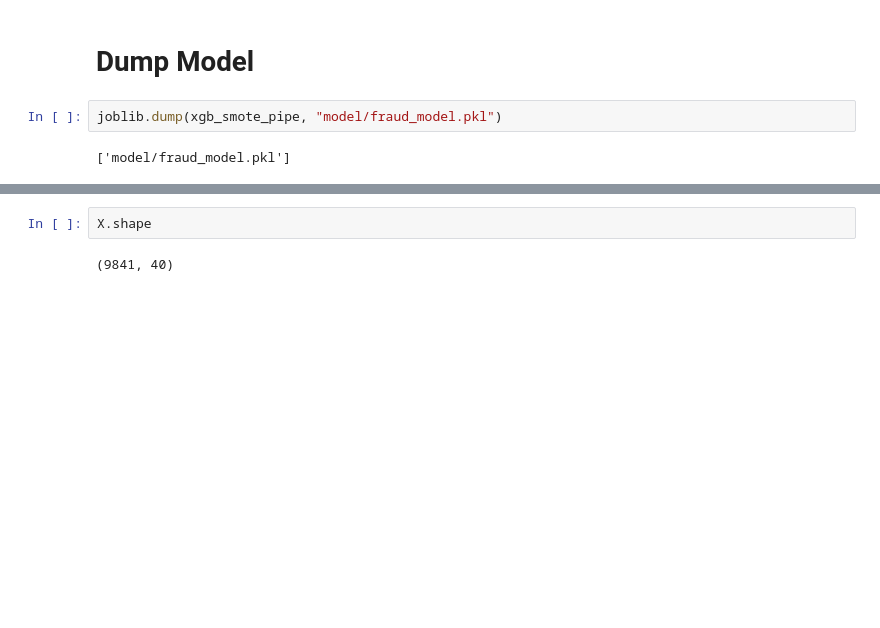
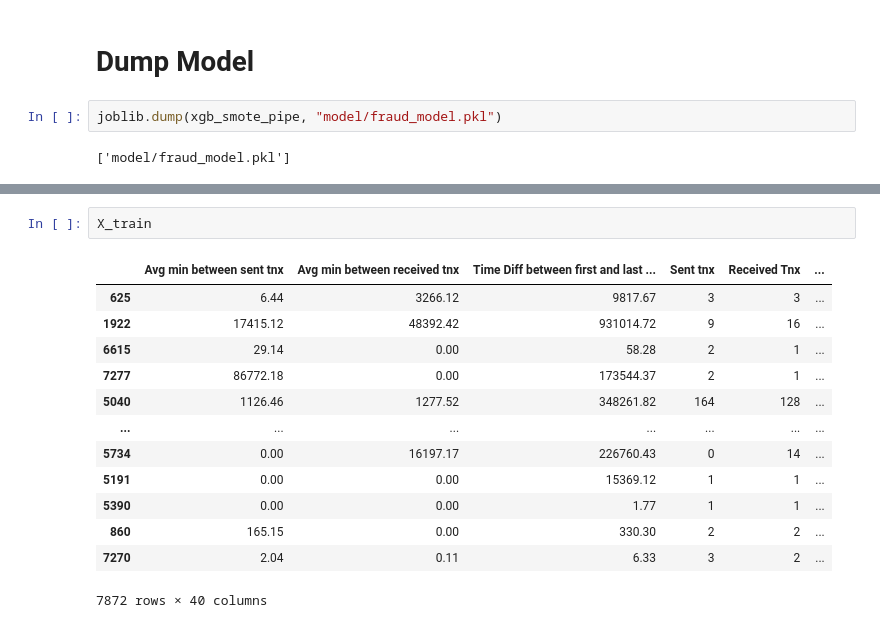
Before and after one commit to vignesh180705/Blockchain-Fraud-Prevention, a Jupyter notebook: model.ipynb, the cells around one changed output, grey strips where cells are left out. Drawn from its saved outputs; the diff is of its cells as text; blank space fills up the shorter version.

```diff
--- a/model.ipynb
+++ b/model.ipynb
@@ -415,4 +415,16 @@ array([0])
-# %%
-X.shape
-# %% [output]
-(9841, 40)
+# %%
+X_train
+# %% [output]
+|  | Avg min between sent tnx | Avg min between received tnx | Time Diff between first and last ... | Sent tnx | Received Tnx | ... |
+| 625 | 6.44 | 3266.12 | 9817.67 | 3 | 3 | ... |
+| 1922 | 17415.12 | 48392.42 | 931014.72 | 9 | 16 | ... |
+| 6615 | 29.14 | 0.00 | 58.28 | 2 | 1 | ... |
+| 7277 | 86772.18 | 0.00 | 173544.37 | 2 | 1 | ... |
+| 5040 | 1126.46 | 1277.52 | 348261.82 | 164 | 128 | ... |
+| ... | ... | ... | ... | ... | ... | ... |
+| 5734 | 0.00 | 16197.17 | 226760.43 | 0 | 14 | ... |
+| 5191 | 0.00 | 0.00 | 15369.12 | 1 | 1 | ... |
+| 5390 | 0.00 | 0.00 | 1.77 | 1 | 1 | ... |
+| 860 | 165.15 | 0.00 | 330.30 | 2 | 2 | ... |
+| 7270 | 2.04 | 0.11 | 6.33 | 3 | 2 | ... |
+7872 rows × 40 columns
```
Also changed, not shown: parts of 1 cell of this notebook, 18 other files.
